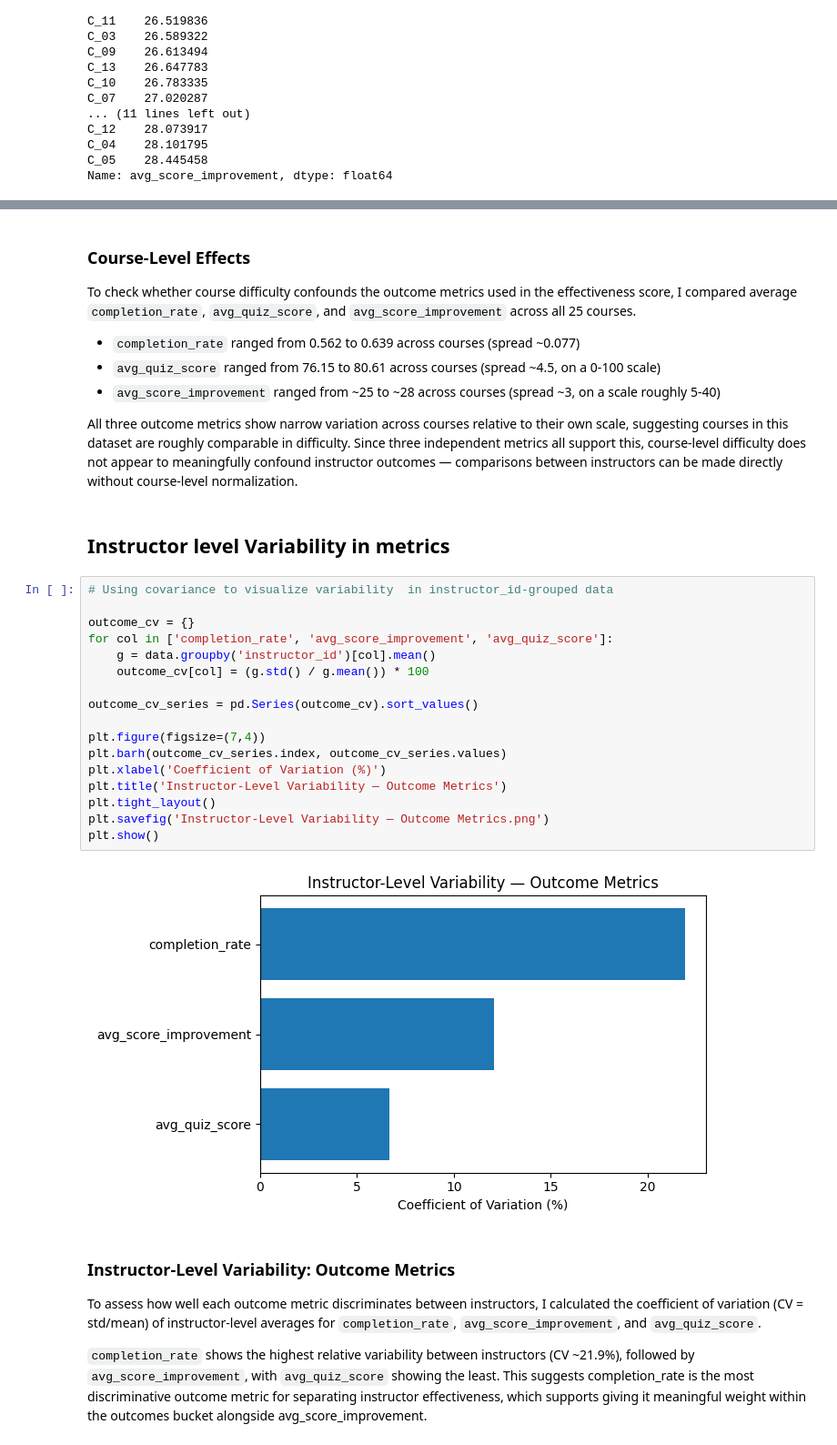
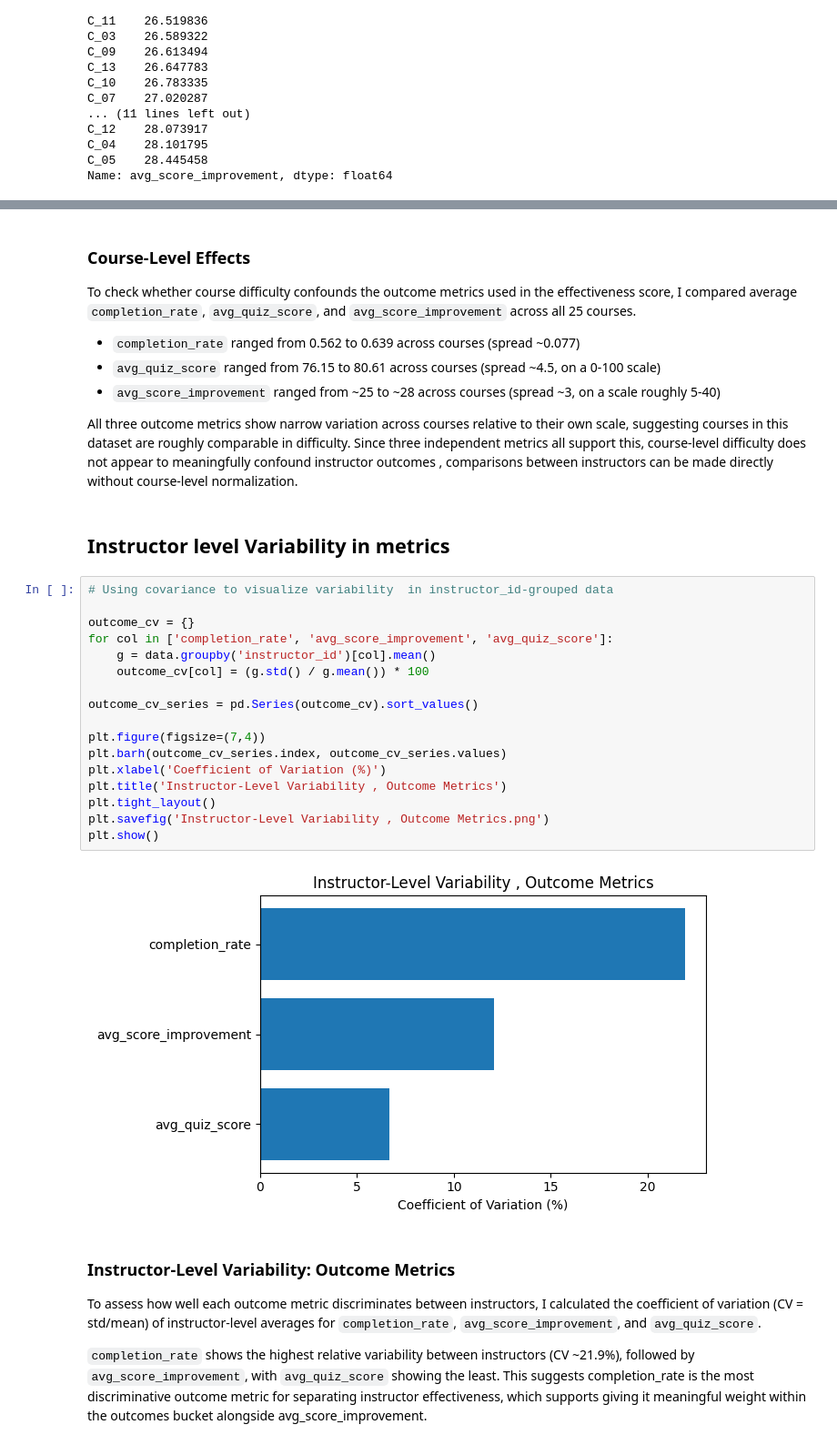
Before and after one commit to AiVeN001/Instructor-effectiveness-modeling, a Jupyter notebook: Assignment.ipynb, the cells around one changed output, grey strips where cells are left out. Shown at 91% size. Cells and saved outputs as stored; diff of their text form.

```diff
--- a/Assignment.ipynb
+++ b/Assignment.ipynb
@@ -354,7 +354,7 @@ and `avg_score_improvement` across all 25 courses.
 All three outcome metrics show narrow variation across courses relative to
 their own scale, suggesting courses in this dataset are roughly comparable
 in difficulty. Since three independent metrics all support this, course-level
-difficulty does not appear to meaningfully confound instructor outcomes —
+difficulty does not appear to meaningfully confound instructor outcomes ,
 comparisons between instructors can be made directly without course-level
 normalization.
 # %% [markdown]
@@ -362,22 +362,22 @@ normalization.
 # %%
 # Using covariance to visualize variability  in instructor_id-grouped data
 
 outcome_cv = {}
 for col in ['completion_rate', 'avg_score_improvement', 'avg_quiz_score']:
     g = data.groupby('instructor_id')[col].mean()
     outcome_cv[col] = (g.std() / g.mean()) * 100
 
 outcome_cv_series = pd.Series(outcome_cv).sort_values()
 
 plt.figure(figsize=(7,4))
 plt.barh(outcome_cv_series.index, outcome_cv_series.values)
 plt.xlabel('Coefficient of Variation (%)')
-plt.title('Instructor-Level Variability — Outcome Metrics')
+plt.title('Instructor-Level Variability , Outcome Metrics')
 plt.tight_layout()
-plt.savefig('Instructor-Level Variability — Outcome Metrics.png')
+plt.savefig('Instructor-Level Variability , Outcome Metrics.png')
 plt.show()
 # %% [output]
-[figure, old version]
+[figure, new version]
 # %% [markdown]
 ### Instructor-Level Variability: Outcome Metrics
 
```
Also changed, not shown: parts of 16 cells of this notebook, 3 other files.
